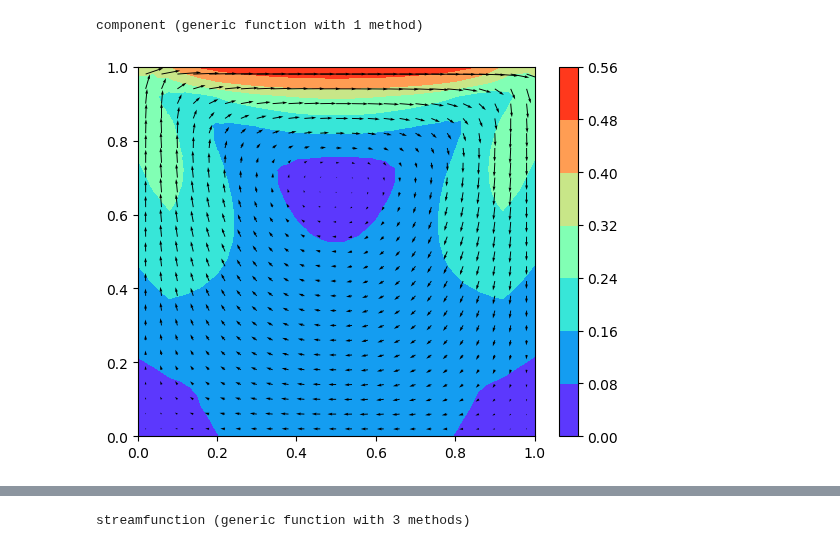
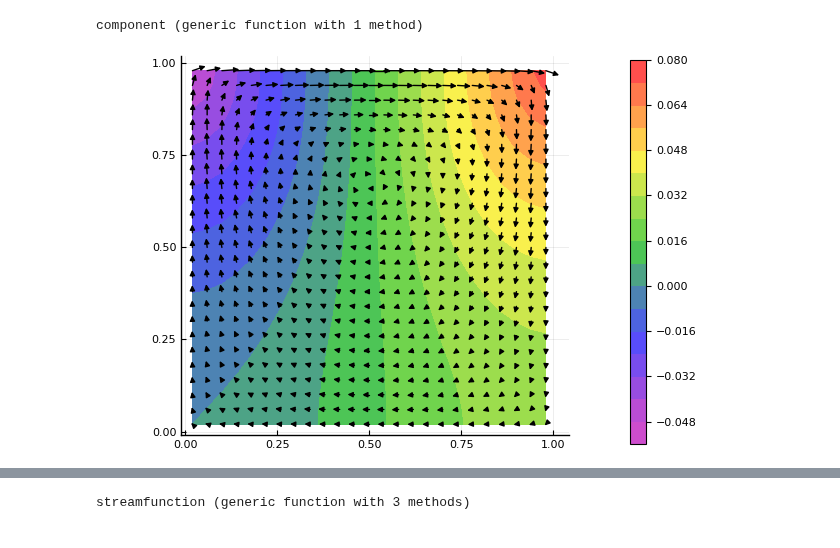
Before and after one commit to furstj/NSP, a Jupyter notebook: lessons/03_stokes.ipynb, the cells around one changed output, grey strips where cells are left out. Saved outputs shown, nothing was run; the diff lists cells and outputs as text; code cells hidden in the pictures.

```diff
--- a/lessons/03_stokes.ipynb
+++ b/lessons/03_stokes.ipynb
@@ -229,11 +246,12 @@ U ← Ubar - ra .* ∇(p);
 component(f::VectorField, c) = [ v[c] for v in f.values ]
 # %% [output]
 component (generic function with 1 method)
-# %%
-plot_contourf(U, cmap=ColorMap("rainbow")); colorbar();
-plot_arrows(U);
-# %% [output]
-[figure, removed]
+# %%
+plot(reshape(cx,(n,n))', reshape(cy,(n,n))', reshape(p.values,(n,n))', st=:contour, color=:lightrainbow, fill=true, aspect_ratio=:equal)
+scale = 0.1
+quiver!(cx, cy, quiver=(scale*component(U,1),scale*component(U,2)), color="black")
+# %% [output]
+[figure, added]
 # %% [markdown]
 ### Relaxace v algoritmu SIMPLE
 
```
Also changed, not shown: parts of 28 cells of this notebook, 6 other files.
